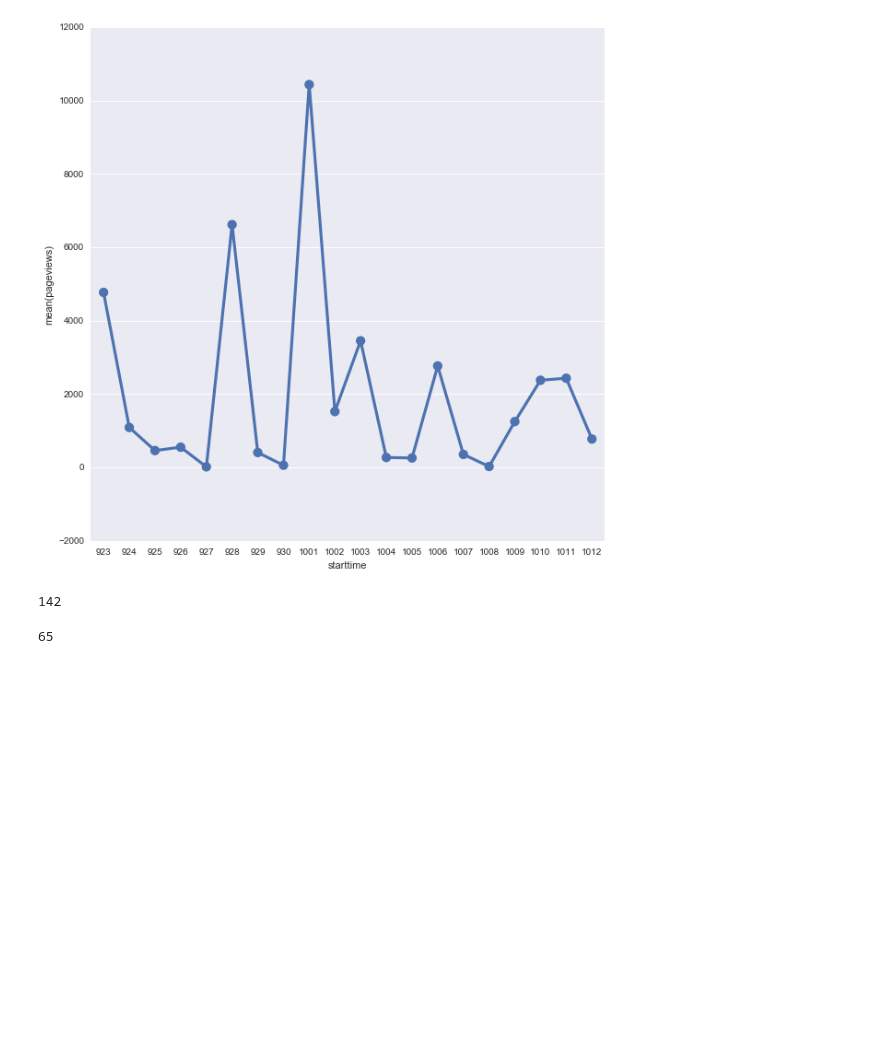
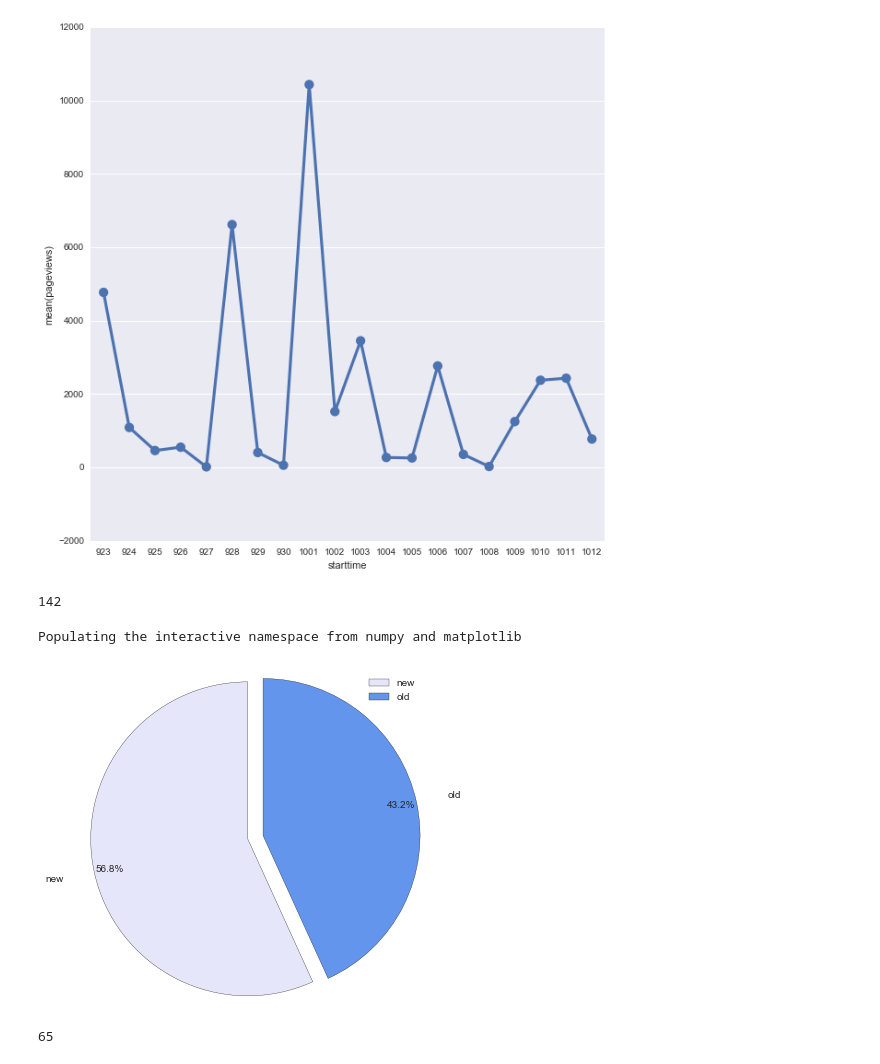
Before and after one commit to Vayne-Lover/Endless-Wars, a Jupyter notebook: Data Analysis.ipynb, the cells around one changed output. Drawn from its saved outputs; the diff is of its cells as text; code cells hidden in the pictures; blank space fills up the shorter version.

```diff
--- a/Data Analysis.ipynb
+++ b/Data Analysis.ipynb
@@ -292,6 +296,31 @@ new_data=act_data[act_data['new']=='1']
 new_data.shape[0]
 # %% [output]
 142
+# %%
+from matplotlib import pyplot as plt
+%pylab inline
+plt.figure(figsize=(6,6))
+labels = [u'new',u'old']
+
+sizes = [142,108]
+colors = ['#E6E6FA','#6495ED']
+
+explode = (0.1,0)
+
+patches,l_text,p_text = plt.pie(sizes,explode=explode,labels=labels,colors=colors,
+                                labeldistance = 1.2,autopct = '%1.1f%%',shadow = False,
+                                startangle = 90,pctdistance = 0.9)
+
+for t in l_text:
+    t.set_size=(80)
+for t in p_text:
+    t.set_size=(80)
+plt.axis('equal')
+plt.legend()
+plt.show()
+# %% [output]
+Populating the interactive namespace from numpy and matplotlib
+[figure, added]
 # %%
 newreply_data=new_data[new_data['reply']==1]
 newreply_data.shape[0]
```
Also changed, not shown: parts of 1 cell of this notebook.
